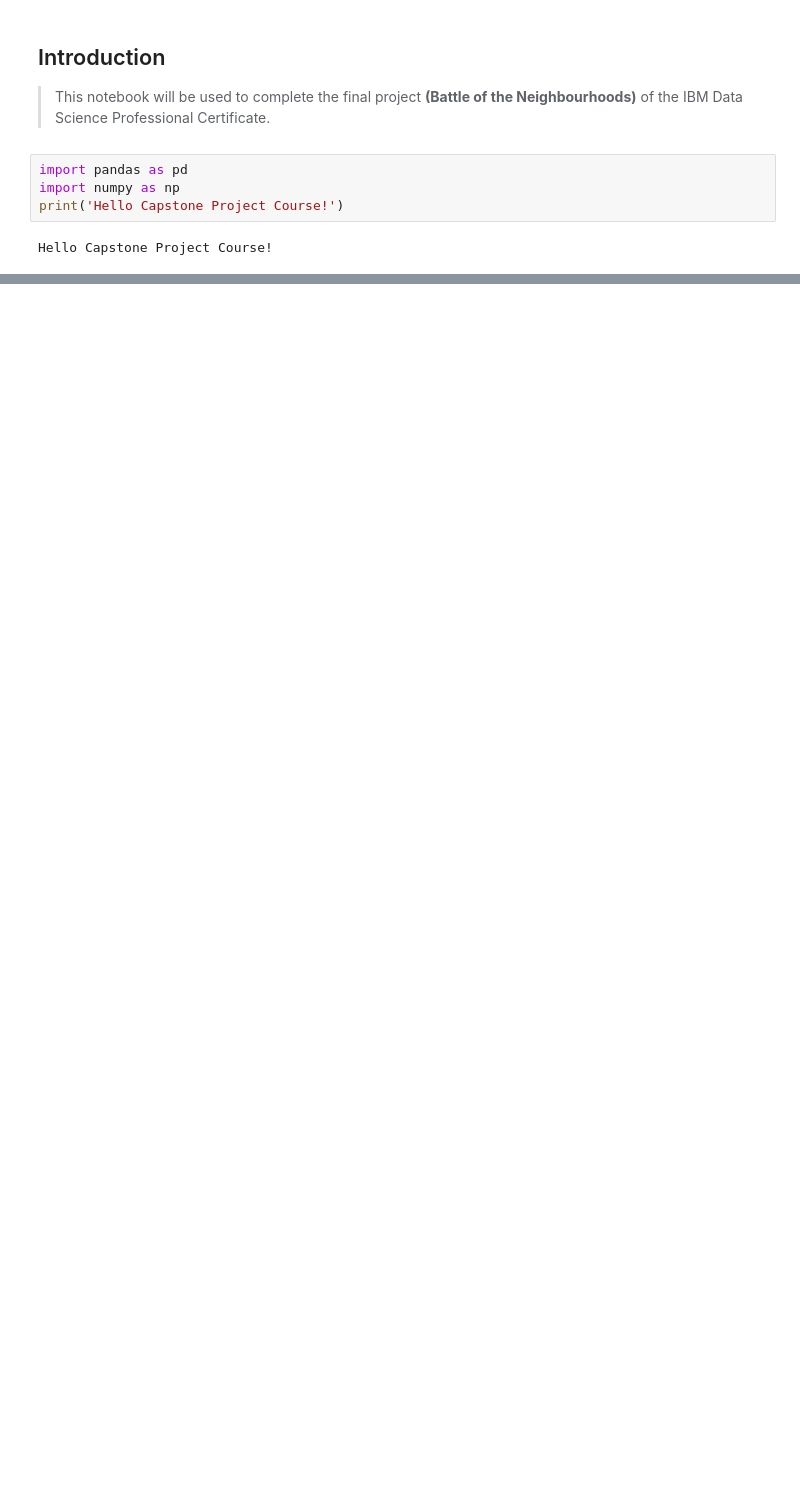
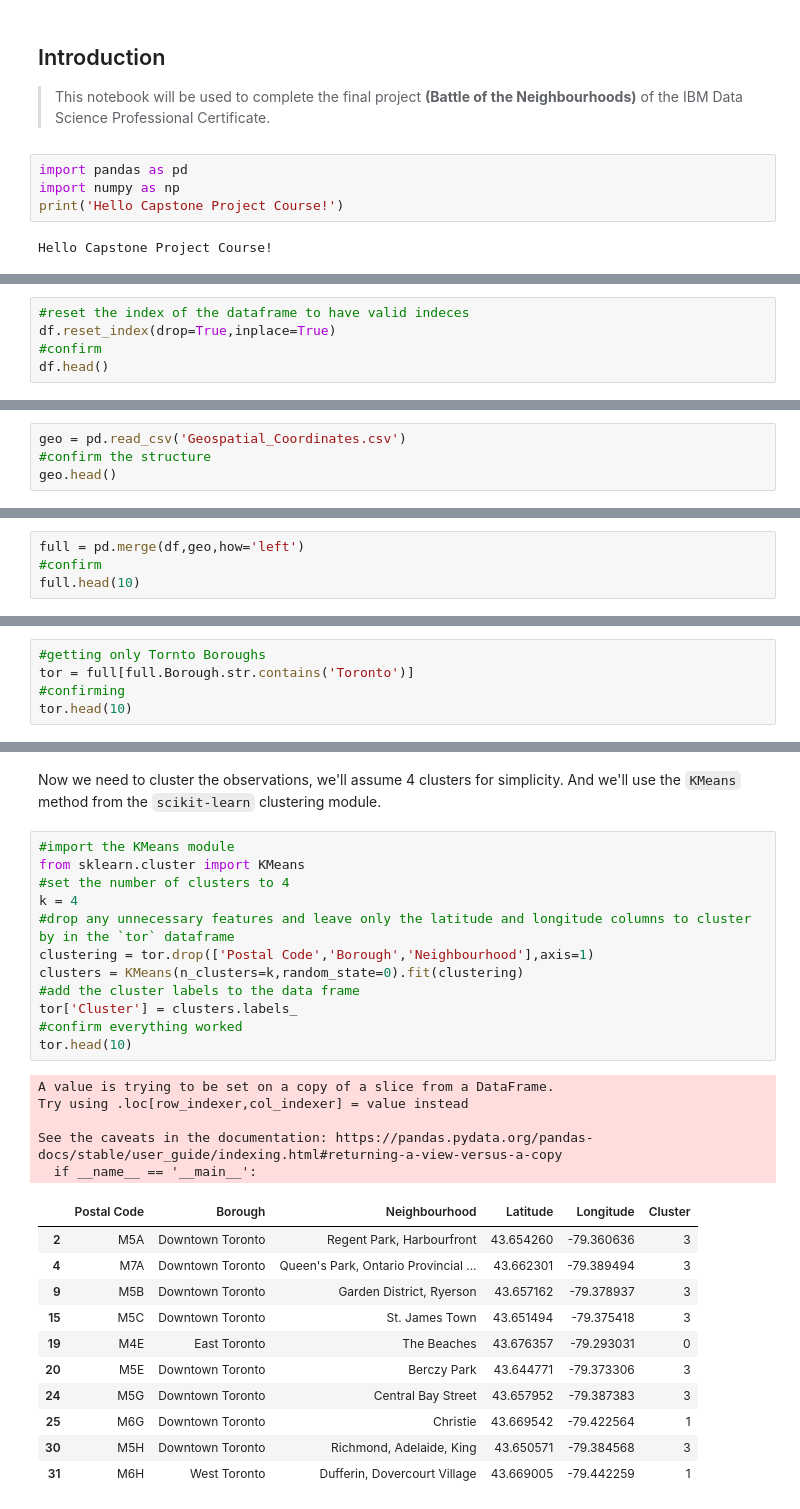
Before and after one commit to AhmedSadek96/IBM_DataScience_Capstone, a Jupyter notebook: Applied Data Science Capstone.ipynb, the cells around one changed output, grey strips where cells are left out. Cells and saved outputs as stored; diff of their text form; blank space fills up the shorter version.

```diff
--- a/Applied Data Science Capstone.ipynb
+++ b/Applied Data Science Capstone.ipynb
@@ -18,0 +54,5 @@ Hello Capstone Project Course!
+# %%
+#reset the index of the dataframe to have valid indeces
+df.reset_index(drop=True,inplace=True)
+#confirm
+df.head()
@@ -18,0 +75,4 @@ Hello Capstone Project Course!
+# %%
+geo = pd.read_csv('Geospatial_Coordinates.csv')
+#confirm the structure
+geo.head()
@@ -18,0 +88,4 @@ Hello Capstone Project Course!
+# %%
+full = pd.merge(df,geo,how='left')
+#confirm
+full.head(10)
@@ -18,0 +109,5 @@ Hello Capstone Project Course!
+# %%
+#getting only Tornto Boroughs
+tor = full[full.Borough.str.contains('Toronto')]
+#confirming
+tor.head(10)
@@ -18,0 +152,31 @@ Hello Capstone Project Course!
+# %% [markdown]
+Now we need to cluster the observations, we'll assume 4 clusters for simplicity. And we'll use the `KMeans` method from the `scikit-learn` clustering module.
+# %%
+#import the KMeans module
+from sklearn.cluster import KMeans
+#set the number of clusters to 4
+k = 4
+#drop any unnecessary features and leave only the latitude and longitude columns to cluster by in the `tor` dataframe
+clustering = tor.drop(['Postal Code','Borough','Neighbourhood'],axis=1)
+clusters = KMeans(n_clusters=k,random_state=0).fit(clustering)
+#add the cluster labels to the data frame
+tor['Cluster'] = clusters.labels_
+#confirm everything worked
+tor.head(10)
+# %% [output]
+A value is trying to be set on a copy of a slice from a DataFrame.
+Try using .loc[row_indexer,col_indexer] = value instead
+
+See the caveats in the documentation: https://pandas.pydata.org/pandas-docs/stable/user_guide/indexing.html#returning-a-view-versus-a-copy
+  if __name__ == '__main__':
+|  | Postal Code | Borough | Neighbourhood | Latitude | Longitude | Cluster |
+| 2 | M5A | Downtown Toronto | Regent Park, Harbourfront | 43.654260 | -79.360636 | 3 |
+| 4 | M7A | Downtown Toronto | Queen's Park, Ontario Provincial ... | 43.662301 | -79.389494 | 3 |
+| 9 | M5B | Downtown Toronto | Garden District, Ryerson | 43.657162 | -79.378937 | 3 |
+| 15 | M5C | Downtown Toronto | St. James Town | 43.651494 | -79.375418 | 3 |
+| 19 | M4E | East Toronto | The Beaches | 43.676357 | -79.293031 | 0 |
+| 20 | M5E | Downtown Toronto | Berczy Park | 43.644771 | -79.373306 | 3 |
+| 24 | M5G | Downtown Toronto | Central Bay Street | 43.657952 | -79.387383 | 3 |
+| 25 | M6G | Downtown Toronto | Christie | 43.669542 | -79.422564 | 1 |
+| 30 | M5H | Downtown Toronto | Richmond, Adelaide, King | 43.650571 | -79.384568 | 3 |
+| 31 | M6H | West Toronto | Dufferin, Dovercourt Village | 43.669005 | -79.442259 | 1 |
```
Also changed, not shown: parts of 20 cells of this notebook.
